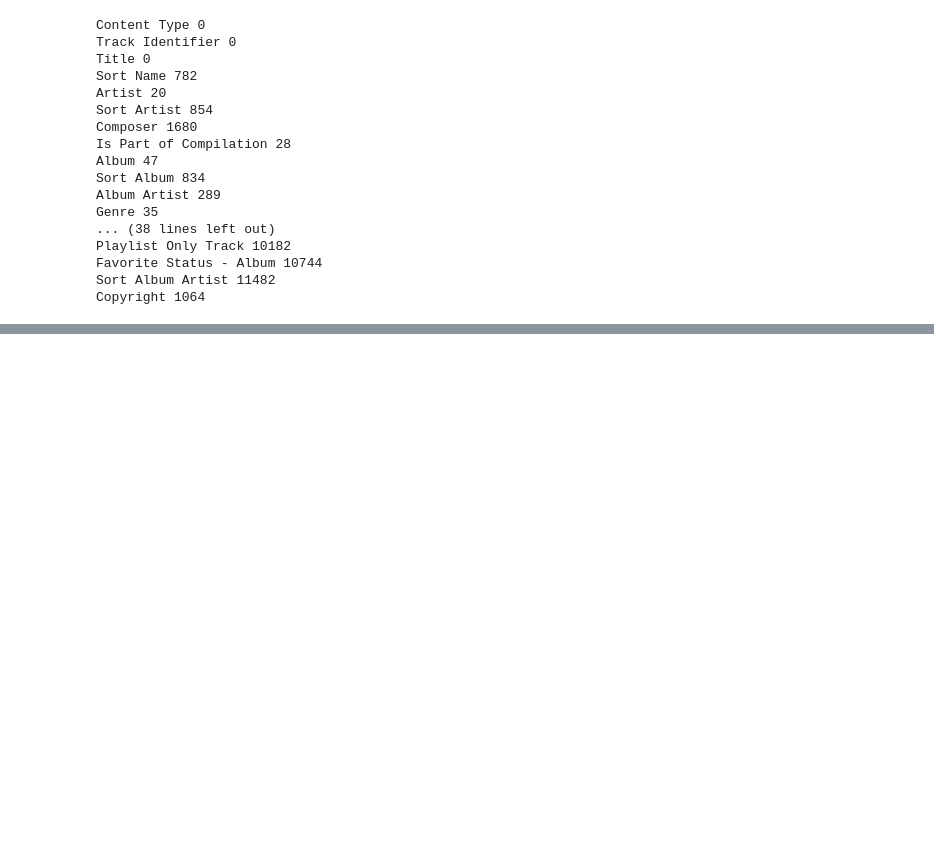
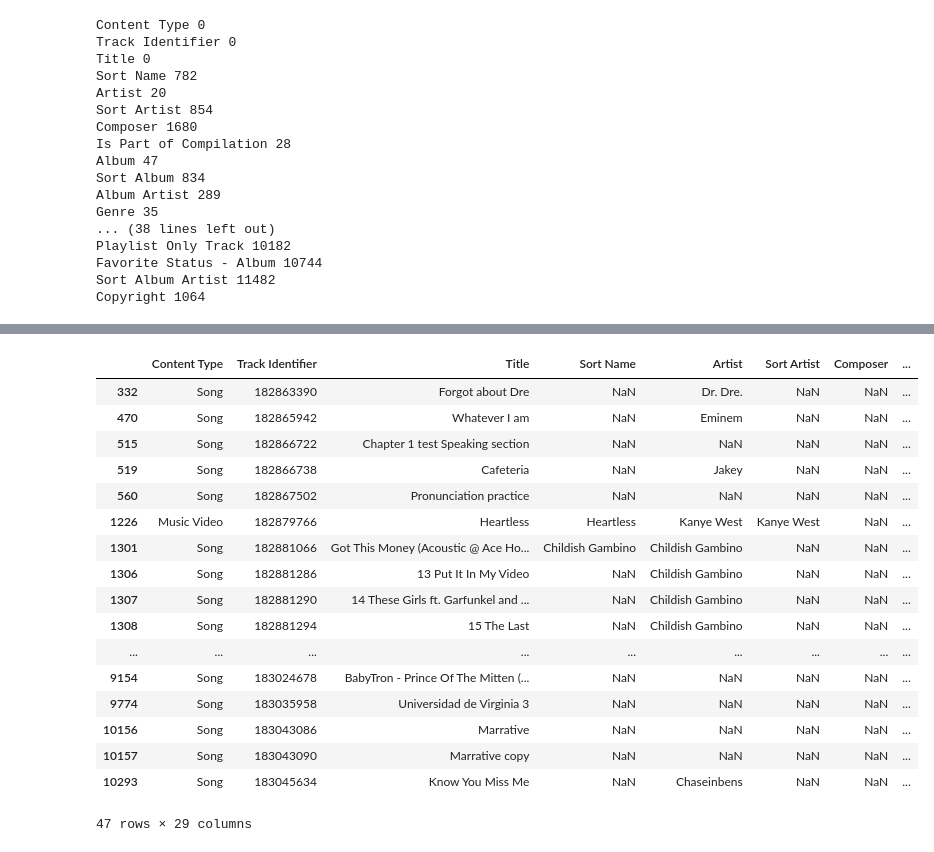
Before and after one commit to kurt-jr/Genius, a Jupyter notebook: AppleMusic.ipynb, the cells around one changed output, grey strips where cells are left out. Cells and saved outputs as stored; diff of their text form; code cells hidden in the pictures; blank space fills up the shorter version.

```diff
--- a/AppleMusic.ipynb
+++ b/AppleMusic.ipynb
@@ -128,3 +128,15 @@ Playlist Only Track 10182
 Favorite Status - Album 10744
 Sort Album Artist 11482
 Copyright 1064
+# %%
+libraryTracksCleaned = libraryTracks.drop(columns=['Audio Matched Track Identifier', 'Grouping', 'Comments', 'Disc Number Of Album', 'Disc Number Of Album',
+                                                   'Purchase Date', 'Rating', 'Beats Per Minute', 'Album Like Rating', 'Track Like Rating', 'Work Name', 'Movement Name',
+                                                   'Movement Number', 'Movement Count', 'Display Work Name', 'Purchased Track Identifier','Audio Matched Track Identifier',
+                                                   'Tag Matched Track Identifier','Apple Music Track Identifier', 'Favorite Status - Track','Favorite Date - Track',
+                                                   'Favorite Date - Track', 'Favorite Status - Album', 'Playlist Only Track','Favorite Status - Album', 'Sort Album Artist',
+                                                   'Track Like Rating', 'Album Like Rating','Remember Playback Position', 'Album Rating', 'Album Rating Method'])
+# %%
+for colunm in libraryTracksCleaned.columns:
+    print(colunm, libraryTracksCleaned[colunm].isna().sum())
+#libraryTracksCleaned[libraryTracksCleaned['Track Year'].isna()]
+libraryTracksCleaned['Track Year'].fillna(2025, inplace=True)
@@ -130,0 +179,27 @@ Copyright 1064
+# %%
+# Condition to filter rows where the title matches
+condition = libraryTracksCleaned['Title'] == 'Got This Money (Acoustic @ Ace Hotel)'
+
+# Fill NaN values in "Sort Name" and "Artist" columns with "Childish Gambino"
+libraryTracksCleaned.loc[condition, 'Sort Name'] = libraryTracksCleaned.loc[condition, 'Sort Name'].fillna('Childish Gambino')
+libraryTracksCleaned.loc[condition, 'Artist'] = libraryTracksCleaned.loc[condition, 'Artist'].fillna('Childish Gambino')
+libraryTracksCleaned[(libraryTracksCleaned['Sort Album'].isna()) & (libraryTracksCleaned['Album'].isna())]
+# %% [output]
+|  | Content Type | Track Identifier | Title | Sort Name | Artist | Sort Artist | Composer | ... |
+| 332 | Song | 182863390 | Forgot about Dre | NaN | Dr. Dre. | NaN | NaN | ... |
+| 470 | Song | 182865942 | Whatever I am | NaN | Eminem | NaN | NaN | ... |
+| 515 | Song | 182866722 | Chapter 1 test Speaking section | NaN | NaN | NaN | NaN | ... |
+| 519 | Song | 182866738 | Cafeteria | NaN | Jakey | NaN | NaN | ... |
+| 560 | Song | 182867502 | Pronunciation practice | NaN | NaN | NaN | NaN | ... |
+| 1226 | Music Video | 182879766 | Heartless | Heartless | Kanye West | Kanye West | NaN | ... |
+| 1301 | Song | 182881066 | Got This Money (Acoustic @ Ace Ho... | Childish Gambino | Childish Gambino | NaN | NaN | ... |
+| 1306 | Song | 182881286 | 13 Put It In My Video | NaN | Childish Gambino | NaN | NaN | ... |
+| 1307 | Song | 182881290 | 14 These Girls ft. Garfunkel and ... | NaN | Childish Gambino | NaN | NaN | ... |
+| 1308 | Song | 182881294 | 15 The Last | NaN | Childish Gambino | NaN | NaN | ... |
+| ... | ... | ... | ... | ... | ... | ... | ... | ... |
+| 9154 | Song | 183024678 | BabyTron - Prince Of The Mitten (... | NaN | NaN | NaN | NaN | ... |
+| 9774 | Song | 183035958 | Universidad de Virginia 3 | NaN | NaN | NaN | NaN | ... |
+| 10156 | Song | 183043086 | Marrative | NaN | NaN | NaN | NaN | ... |
+| 10157 | Song | 183043090 | Marrative copy | NaN | NaN | NaN | NaN | ... |
+| 10293 | Song | 183045634 | Know You Miss Me | NaN | Chaseinbens | NaN | NaN | ... |
+47 rows × 29 columns
```
Also changed, not shown: parts of 1 cell of this notebook.
